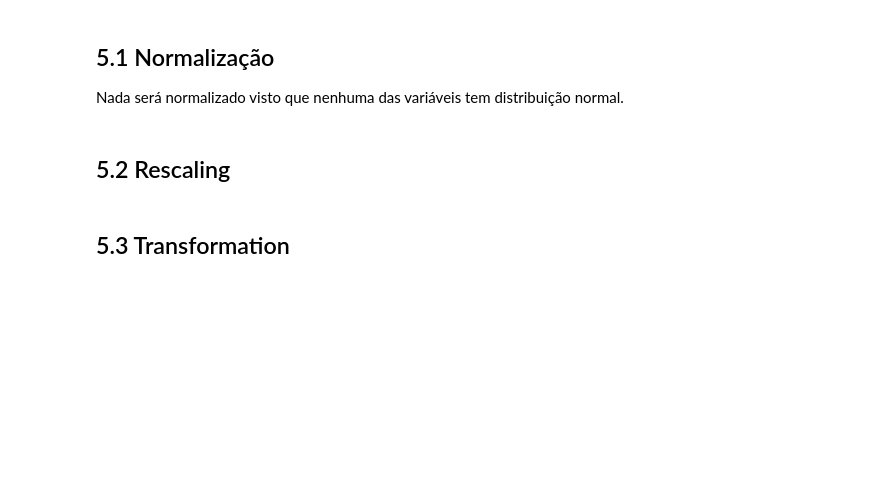
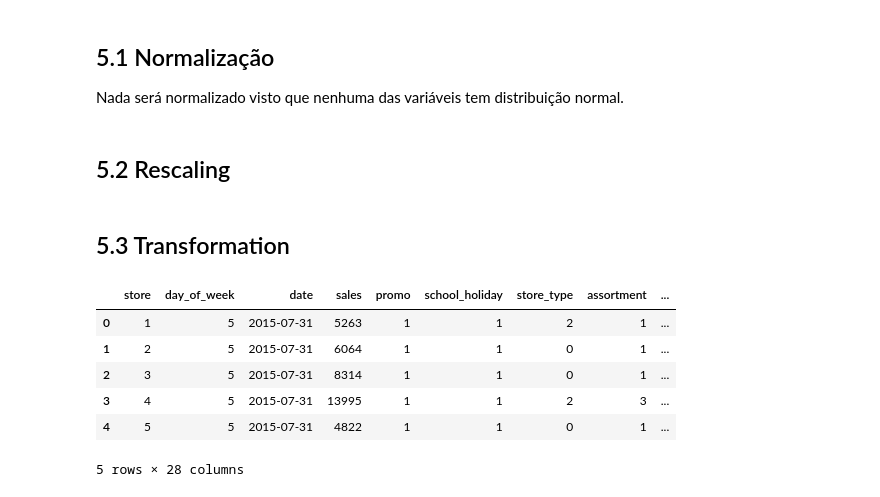
Before and after one commit to adeassisvieira/rossman-store-sales-project, a Jupyter notebook: store_sales_prediction_03.ipynb, the cells around one changed output. Saved outputs shown, nothing was run; the diff lists cells and outputs as text; code cells hidden in the pictures; blank space fills up the shorter version.

Commit message:
Técnicas de Encoding aplicadas.

```diff
--- a/store_sales_prediction_03.ipynb
+++ b/store_sales_prediction_03.ipynb
@@ -817,2 +812,23 @@ df5['year'] = mms.fit_transform(df5[['year']].values)
 # %% [markdown]
 ## 5.3 Transformation
+# %%
+# state_holiday - One Hot Encoding
+df5 = pd.get_dummies(df5, prefix= ['state_holiday'], columns= ['state_holiday'])
+
+# store_type - Label Encoding
+le = LabelEncoder()
+df5['store_type' ] = le.fit_transform(df5['store_type'])
+
+# assortment - Ordinal Encoding
+assortment_dict = {'basic': 1, 'extra': 2, 'extended': 3}
+df5['assortment'] = df5['assortment'].map(assortment_dict)
+# %%
+df5.head()
+# %% [output]
+|  | store | day_of_week | date | sales | promo | school_holiday | store_type | assortment | ... |
+| 0 | 1 | 5 | 2015-07-31 | 5263 | 1 | 1 | 2 | 1 | ... |
+| 1 | 2 | 5 | 2015-07-31 | 6064 | 1 | 1 | 0 | 1 | ... |
+| 2 | 3 | 5 | 2015-07-31 | 8314 | 1 | 1 | 0 | 1 | ... |
+| 3 | 4 | 5 | 2015-07-31 | 13995 | 1 | 1 | 2 | 3 | ... |
+| 4 | 5 | 5 | 2015-07-31 | 4822 | 1 | 1 | 0 | 1 | ... |
+5 rows × 28 columns
```
Also changed, not shown: parts of 3 cells of this notebook.
